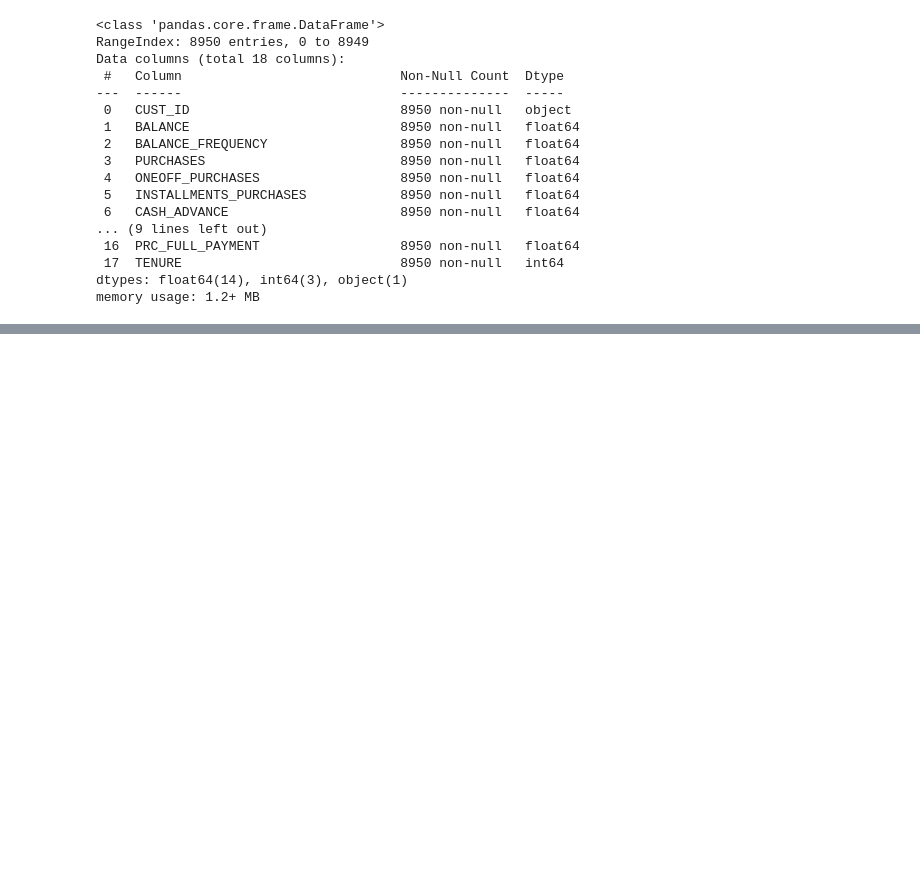
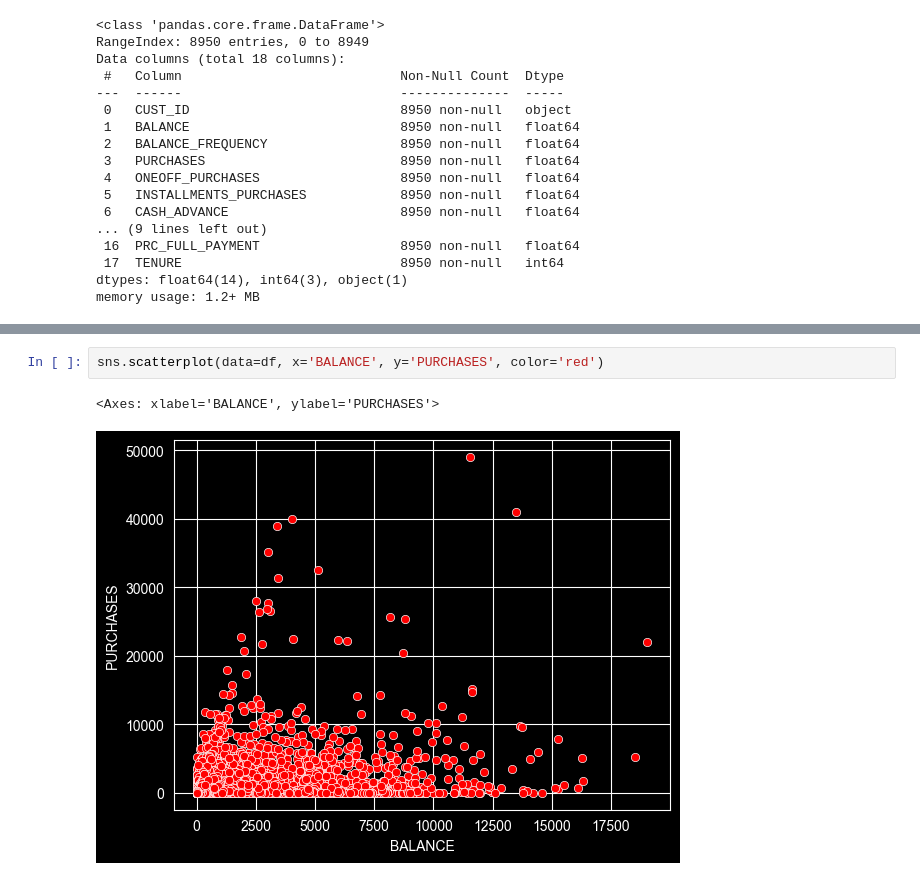
Before and after one commit to kanishkay/Credit_Card_Clustering, a Jupyter notebook: Credit_Card_Clustering.ipynb, the cells around one changed output, grey strips where cells are left out. Saved outputs shown, nothing was run; the diff lists cells and outputs as text; blank space fills up the shorter version.

```diff
--- a/Credit_Card_Clustering.ipynb
+++ b/Credit_Card_Clustering.ipynb
@@ -49,0 +84,5 @@ df.describe()
+# %%
+sns.scatterplot(data=df, x='BALANCE', y='PURCHASES', color='red')
+# %% [output]
+<Axes: xlabel='BALANCE', ylabel='PURCHASES'>
+[figure, added]
```
Also changed, not shown: parts of 44 cells of this notebook.
